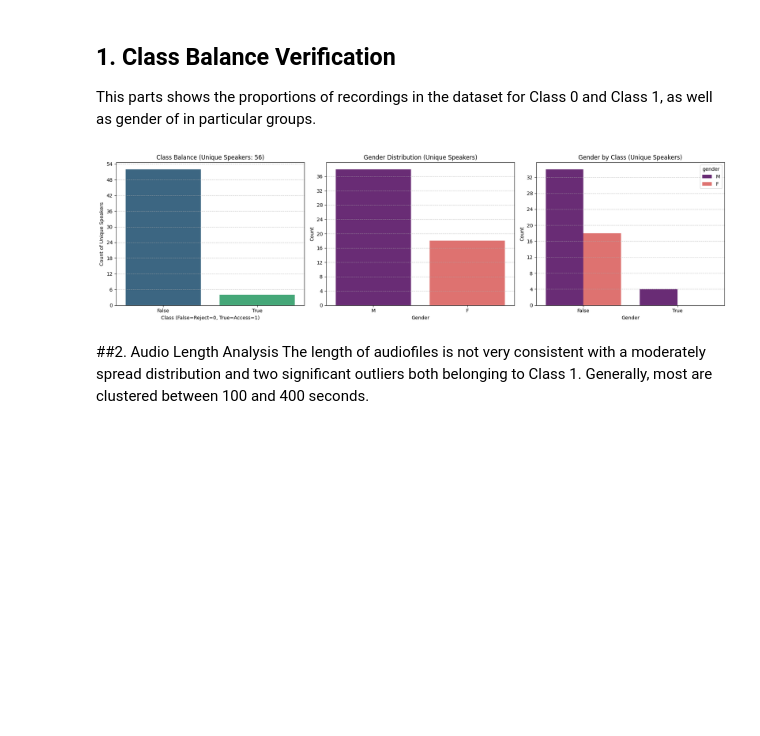
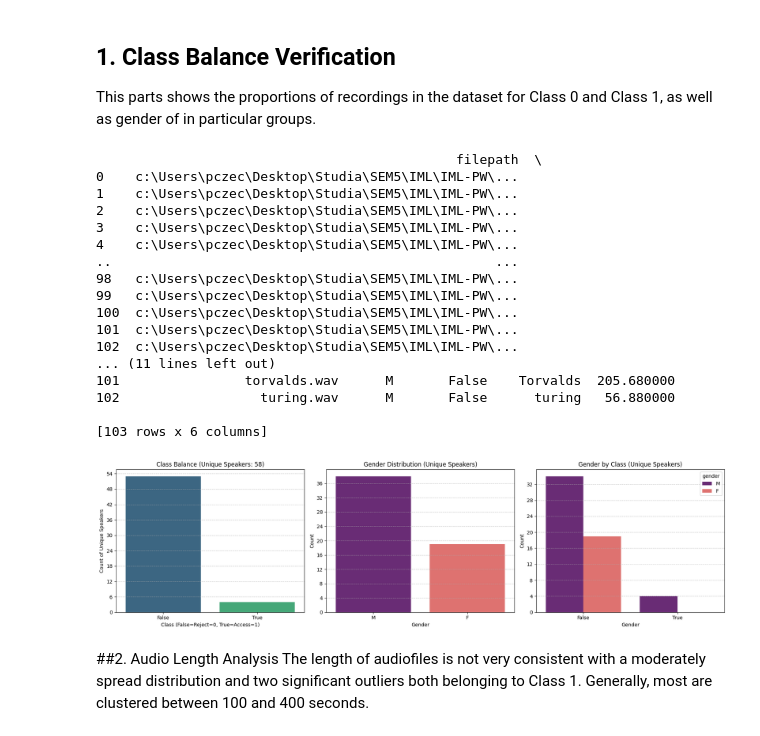
Before and after one commit to Ale-Jez/IML-PW, a Jupyter notebook: EDA/eda.ipynb, the cells around one changed output. Saved outputs shown, nothing was run; the diff lists cells and outputs as text; code cells hidden in the pictures; blank space fills up the shorter version.

```diff
--- a/EDA/eda.ipynb
+++ b/EDA/eda.ipynb
@@ -161,38 +161,57 @@ def plot_distributions(df):
     # Keep the first occurrence of each speaker to analyze demographic spread
     df_unique = df.drop_duplicates(subset='label').copy()
 
+    print(df)
+
     fig, axes = plt.subplots(1, 3, figsize=(18, 5))
 
     # 2. Class Balance (Unique Speakers)
     sns.countplot(x='is_allowed', data=df_unique, ax=axes[0], palette='viridis')
-    axes[0].set_title(f"Class Balance (Unique Speakers: {len(df_unique)})")
+    axes[0].set_title(f"Class Balance (Unique Speakers: 58)")
     axes[0].set_xlabel("Class (False=Reject=0, True=Access=1)")
     axes[0].set_ylabel("Count of Unique Speakers")
 
     # 3. Gender Distribution (Unique Speakers)
     sns.countplot(x='gender', data=df_unique, ax=axes[1], palette='magma')
     axes[1].set_title("Gender Distribution (Unique Speakers)")
     axes[1].set_xlabel("Gender")
     axes[1].set_ylabel("Count")
 
     # 4. Gender split by Class (Unique Speakers)
     sns.countplot(x='is_allowed', hue='gender', data=df_unique, ax=axes[2], palette='magma')
     axes[2].set_title("Gender by Class (Unique Speakers)")
     axes[2].set_xlabel("Gender")
     axes[2].set_ylabel("Count")
 
     # Force integer ticks on Y-axis since we are counting people
     for ax in axes:
         ax.yaxis.set_major_locator(ticker.MaxNLocator(integer=True))
         ax.grid(axis='y', linestyle='--', alpha=0.7)
 
     plt.tight_layout()
     plt.show()
 
 # Execution
 plot_distributions(df)
 # %% [output]
+                                              filepath  \
+0    c:\Users\pczec\Desktop\Studia\SEM5\IML\IML-PW\...
+1    c:\Users\pczec\Desktop\Studia\SEM5\IML\IML-PW\...
+2    c:\Users\pczec\Desktop\Studia\SEM5\IML\IML-PW\...
+3    c:\Users\pczec\Desktop\Studia\SEM5\IML\IML-PW\...
+4    c:\Users\pczec\Desktop\Studia\SEM5\IML\IML-PW\...
+..                                                 ...
+98   c:\Users\pczec\Desktop\Studia\SEM5\IML\IML-PW\...
+99   c:\Users\pczec\Desktop\Studia\SEM5\IML\IML-PW\...
+100  c:\Users\pczec\Desktop\Studia\SEM5\IML\IML-PW\...
+101  c:\Users\pczec\Desktop\Studia\SEM5\IML\IML-PW\...
+102  c:\Users\pczec\Desktop\Studia\SEM5\IML\IML-PW\...
+... (11 lines left out)
+101                torvalds.wav      M       False    Torvalds  205.680000
+102                  turing.wav      M       False      turing   56.880000
+
+[103 rows x 6 columns]
-[figure, old version]
+[figure, new version]
 # %% [markdown]
 ##2. Audio Length Analysis
 The length of audiofiles is not very consistent with a moderately spread distribution and two significant outliers both belonging to Class 1. Generally, most are clustered between 100 and 400 seconds.
```
Also changed, not shown: parts of 4 cells of this notebook, 31 other files.
